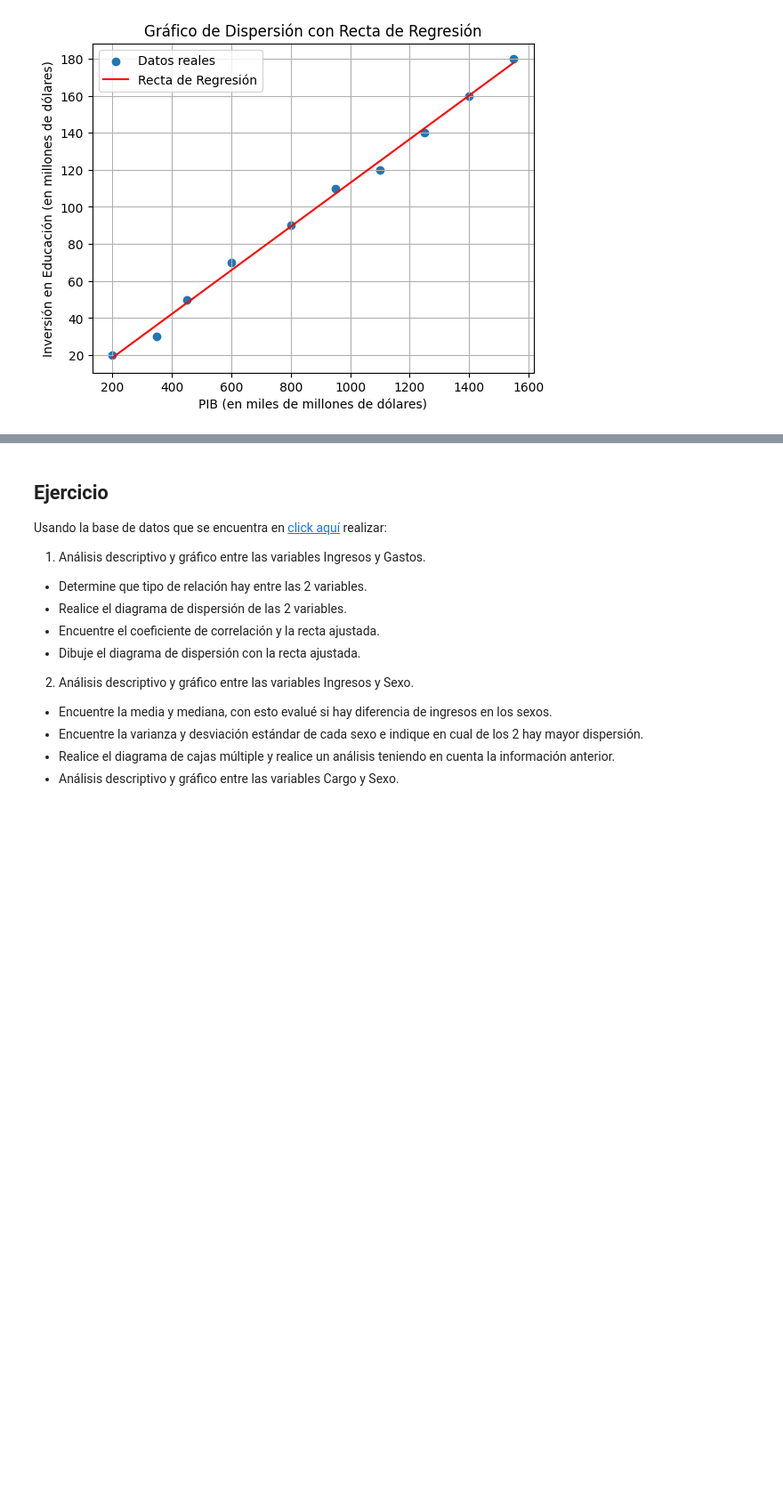
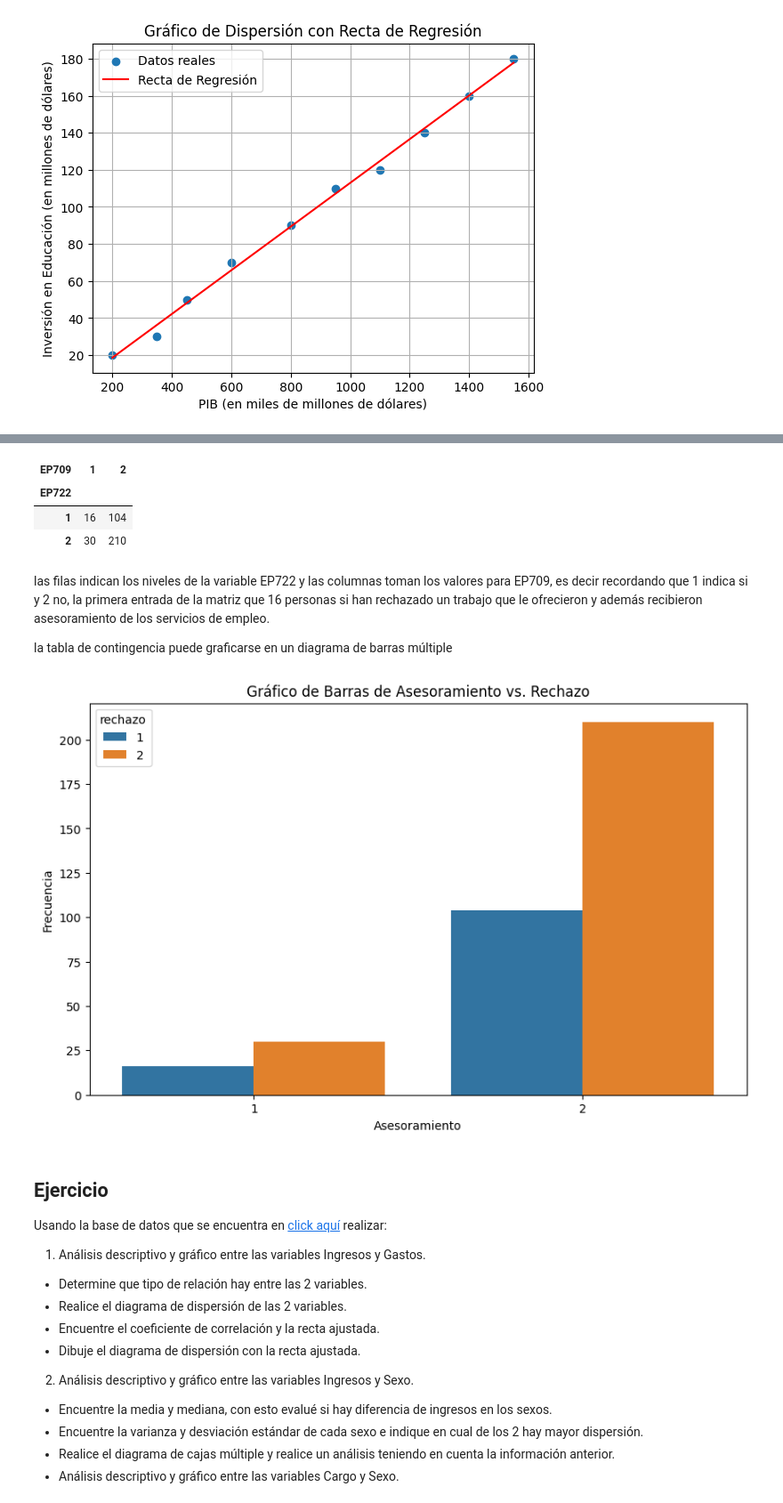
Before and after one commit to jazaineam1/PYEF, a Jupyter notebook: Cuadernos/4_medidas_de_forma_relación_bivariada.ipynb, the cells around one changed output, grey strips where cells are left out. Shown at 89% size. Cells and saved outputs as stored; diff of their text form; code cells hidden in the pictures; blank space fills up the shorter version.

```diff
--- a/Cuadernos/4_medidas_de_forma_relación_bivariada.ipynb
+++ b/Cuadernos/4_medidas_de_forma_relación_bivariada.ipynb
@@ -419,3 +483,41 @@ plt.show()
+# %%
+import pandas as pd
+
+# Cargar el DataFrame desde el enlace CSV con separador de punto y coma
+url = "https://raw.githubusercontent.com/jazaineam1/Script-B-sicos/master/Cuadernos%20r/Semana4/Jovenes%20desocupados.csv"
+jovenes = pd.read_csv(url, sep=";")
+
+# Realizar la tabulación cruzada
+tabulacion_cruzada = pd.crosstab(jovenes['EP722'], jovenes['EP709'])
+
+tabulacion_cruzada
+# %% [output]
+| EP709 | 1 | 2 |
+| EP722 |  |  |
+| 1 | 16 | 104 |
+| 2 | 30 | 210 |
+# %% [markdown]
+las filas indican los niveles de la variable EP722 y las columnas toman los valores para EP709, es decir recordando que 1 indica si y 2 no, la primera entrada de la matriz que 16 personas si han rechazado un trabajo que le ofrecieron y además recibieron asesoramiento de los servicios de empleo.
+
+la tabla de contingencia puede graficarse en un diagrama de barras múltiple
+# %%
+# Crear un DataFrame con las columnas de interés
+rechazo = pd.Categorical(jovenes['EP722'])
+asesoramiento = pd.Categorical(jovenes['EP709'])
+fig_data = pd.DataFrame({'asesoramiento': asesoramiento, 'rechazo': rechazo})
+
+# Realizar el conteo de las combinaciones de valores
+fig_data = fig_data.groupby(['asesoramiento', 'rechazo']).size().reset_index(name='n')
+
+# Crear un gráfico de barras con Seaborn
+plt.figure(figsize=(10, 6))
+sns.barplot(x='asesoramiento', y='n', hue='rechazo', data=fig_data)
+plt.title('Gráfico de Barras de Asesoramiento vs. Rechazo')
+plt.xlabel('Asesoramiento')
+plt.ylabel('Frecuencia')
+plt.show()
+# %% [output]
+[figure, added]
 # %% [markdown]
 ## Ejercicio
 Usando la base de datos que se encuentra en [click aquí](https://antonino.shinyapps.io/Datos/) realizar:
```
Also changed, not shown: parts of 9 cells of this notebook.
